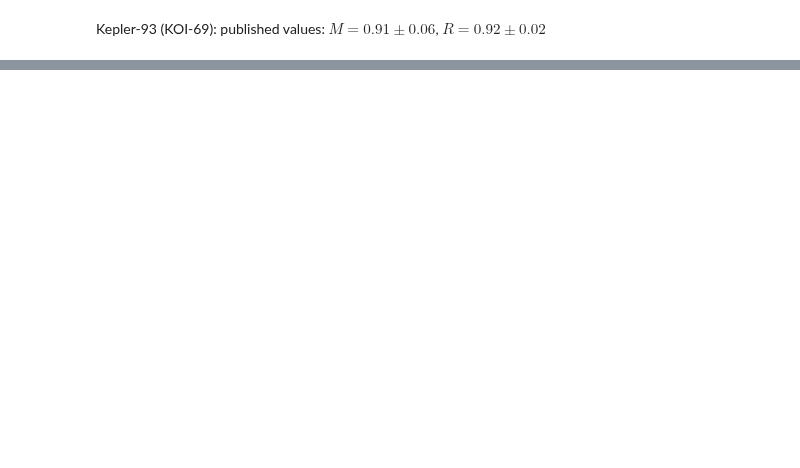
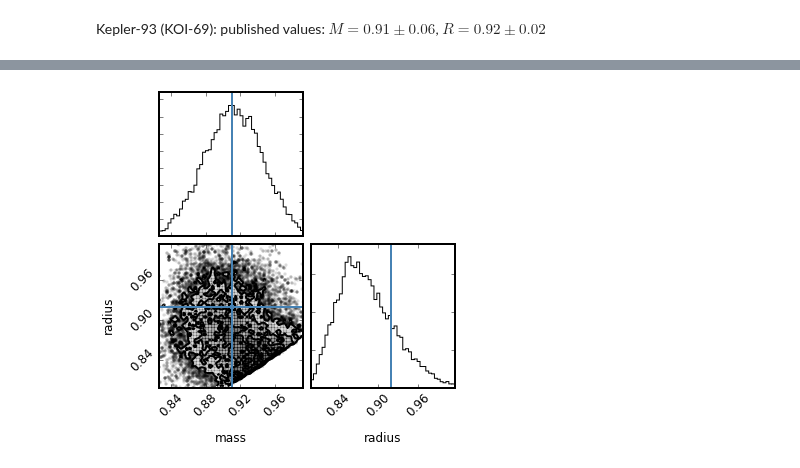
Before and after one commit to timothydmorton/isochrones, a Jupyter notebook: notebooks/demo.ipynb, the cells around one changed output, grey strips where cells are left out. Saved outputs shown, nothing was run; the diff lists cells and outputs as text; code cells hidden in the pictures; blank space fills up the shorter version.

```diff
--- a/notebooks/demo.ipynb
+++ b/notebooks/demo.ipynb
@@ -242,0 +106,4 @@ dists.Hist_Distribution?
+# %%
+smod_spec.triangle(params=['mass','radius'], truths=[0.91,0.92]);
+# %% [output]
+[figure, added]
```
Also changed, not shown: parts of 38 cells of this notebook, 1 other file.
